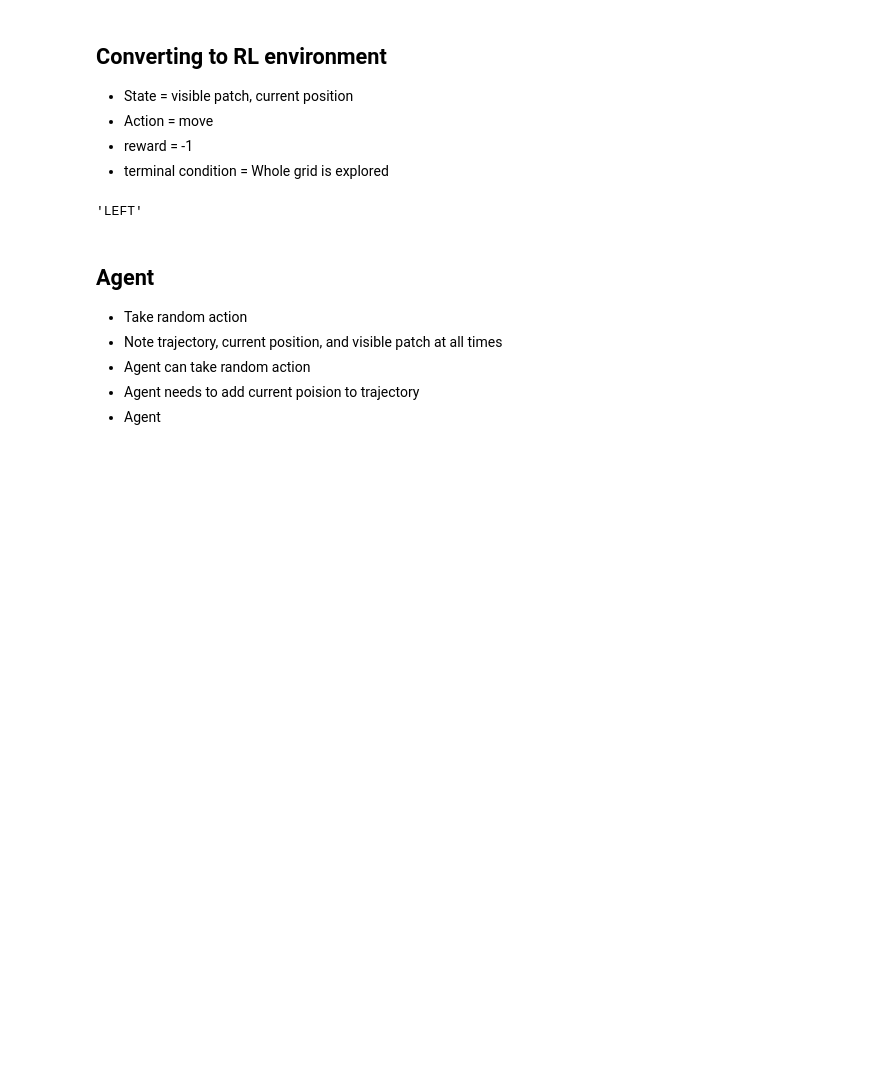
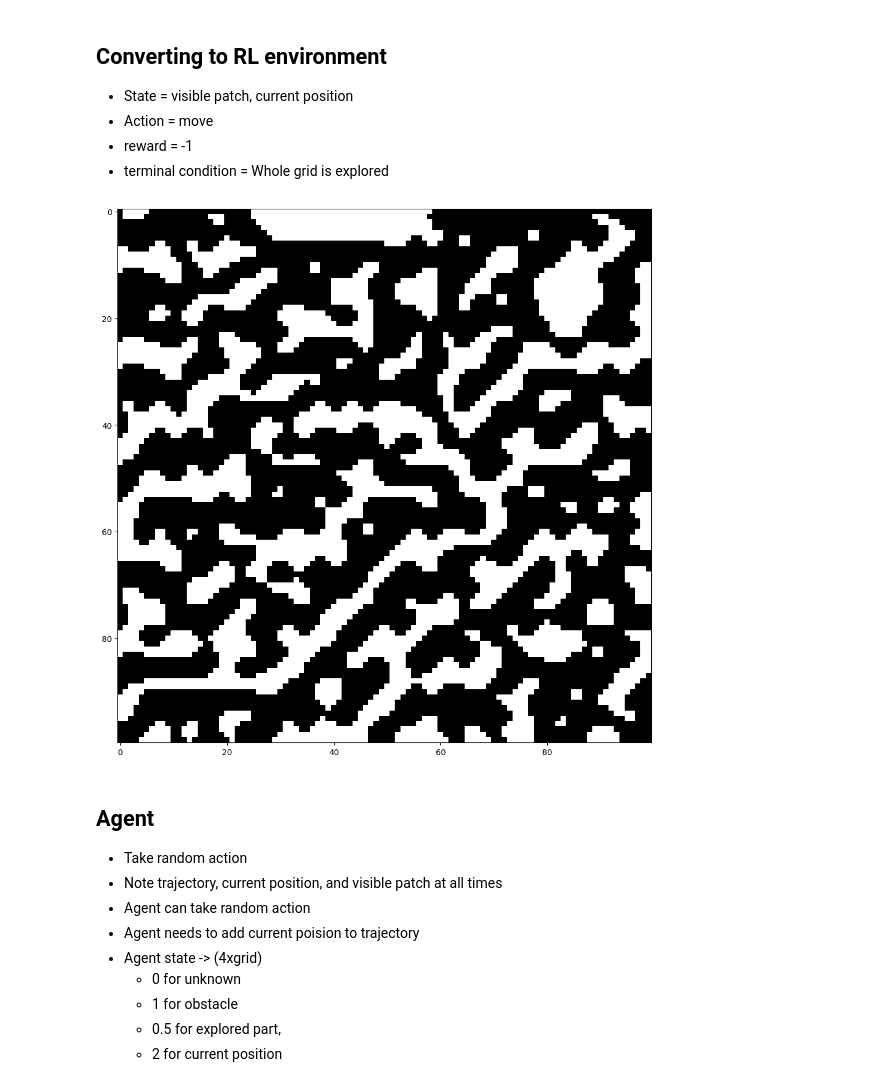
Before and after one commit to Ajinkya-Bhandare/rl_project, a Jupyter notebook: Exploration-grid-world-final.ipynb, the cells around one changed output. Cells and saved outputs as stored; diff of their text form; code cells hidden in the pictures; blank space fills up the shorter version.

```diff
--- a/Exploration-grid-world-final.ipynb
+++ b/Exploration-grid-world-final.ipynb
@@ -203,57 +114,68 @@ def get_visible(grid, x,y):
 # %%
 class GridEnv():
     def __init__(self, size=100):
+
+        self.grid = generate_grid(size)
         self.height, self.width = size, size
-
-        perlin_noise_grid = perlin_noise(width, height, scale=6)
-        grid = (perlin_noise_grid > 0.1) * 1
-        grid = np.float32(grid)
-
-        grid_copy = grid.copy()
-        flood_fill(grid_copy, start_point=(0,0), new_value=0.5)
-        mask = (grid_copy == 0)
-        self.grid = grid + mask\
-
         self.actions = {
             "UP" : (0, 1),
             "DOWN" : (0, -1),
             "LEFT" : (-1, 0),
             "RIGHT" : (1, 0),
         }
+        self.trajectory = []
         self.agent_start_position = np.array((0,0))
         self.agent_position = self.agent_start_position
 
-    def reset():
+    def reset(self):
         self.agent_position = self.agent_start_position
         done = False
+        x,y = self.agent_position
+        visible_patch = get_visible(self.grid, x,y)
+        state = (self.agent_position, visible_patch)
         return state, done
 
     def step(self, action):
         movement = self.actions[action]
         new_position = self.agent_position + movement
         done = False
-
-        if 0 < new_pos[0] < self.height-1 and 0 < new_pos[1] < self.width-1 and self.grid[tuple(new_pos)] != 1:
-            current_pos = new_pos
-            trajectory.append(tuple(current_pos))
+        # print(self.agent_position,  new_position, self.grid[tuple(new_position)])
+        if 0 <= new_position[0] <= self.height-1 and 0 <= new_position[1] <= self.width-1 and self.grid[tuple(new_position)] != 1:
+            self.agent_position = new_position
+            self.trajectory.append(tuple(current_pos))
+            reward = -1
+        else:
             done = True
             reward = -100
 
-            return new_pos, reward, done
+        x,y = self.agent_position
+        visible_patch = get_visible(self.grid, x,y)
+        new_state = (self.agent_position, visible_patch)
+
+        return new_state, reward, done
 
     def sample_action(self):
         return random.choice(list(self.actions.keys()))
+
+    def plot_grid(self):
+        plt.imshow(self.grid, cmap='gray')
+        plt.show()
 # %%
 env = GridEnv(size=100)
 env.sample_action()
+env.plot_grid()
 # %% [output]
-'LEFT'
+[figure, added]
 # %% [markdown]
 ## Agent
 - Take random action
 - Note trajectory, current position, and visible patch at all times
 - Agent can take random action
 - Agent needs to add current poision to trajectory
-- Agent
+- Agent state -> (4xgrid)
+  - 0 for unknown
+  - 1 for obstacle
+  - 0.5 for explored part,
+  - 2 for current position
 # %%
 class Agent():
```
Also changed, not shown: parts of 28 cells of this notebook, 1 other file.
